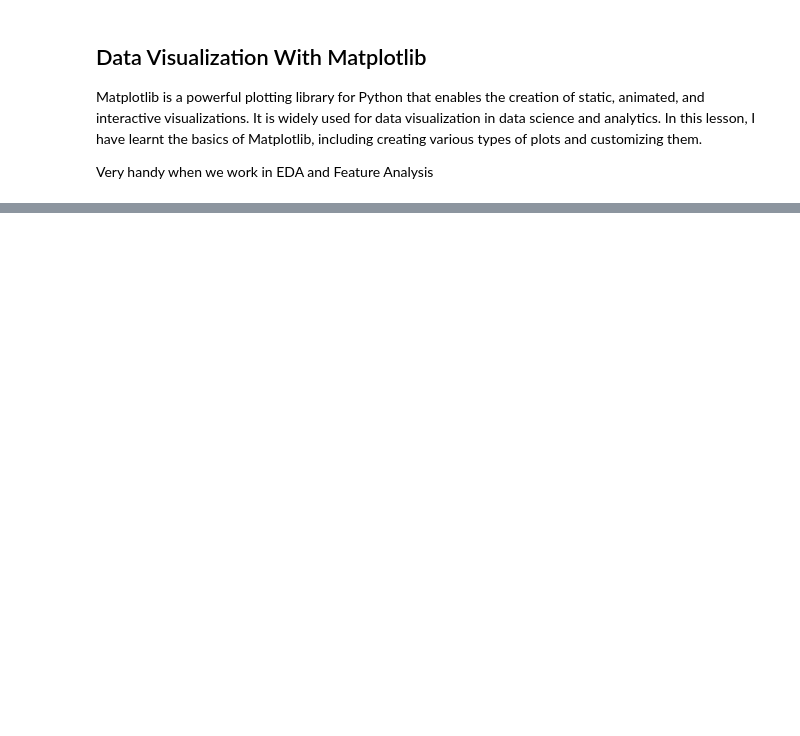
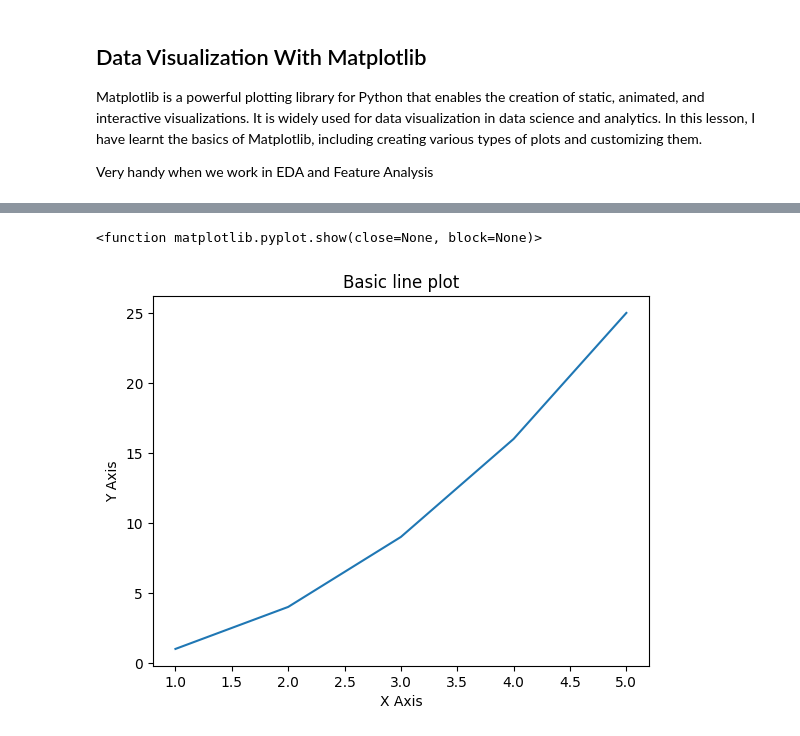
Before and after one commit to mohitgrovercodes/ai-fundamental-concepts, a Jupyter notebook: 13_dataAnalysisInPython/13.5-matplotlib.ipynb, the cells around one changed output, grey strips where cells are left out. Drawn from its saved outputs; the diff is of its cells as text; code cells hidden in the pictures; blank space fills up the shorter version.

```diff
--- a/13_dataAnalysisInPython/13.5-matplotlib.ipynb
+++ b/13_dataAnalysisInPython/13.5-matplotlib.ipynb
@@ -9,0 +24,12 @@ import matplotlib.pyplot as plt
+# %%
+# Create a Lineplaot
+plt.plot(x,y)
+
+## basic c=components
+plt.xlabel('X Axis')
+plt.ylabel('Y Axis')
+plt.title('Basic line plot')
+plt.show
+# %% [output]
+<function matplotlib.pyplot.show(close=None, block=None)>
+[figure, added]
```
Also changed, not shown: parts of 21 cells of this notebook, 4 other files.
